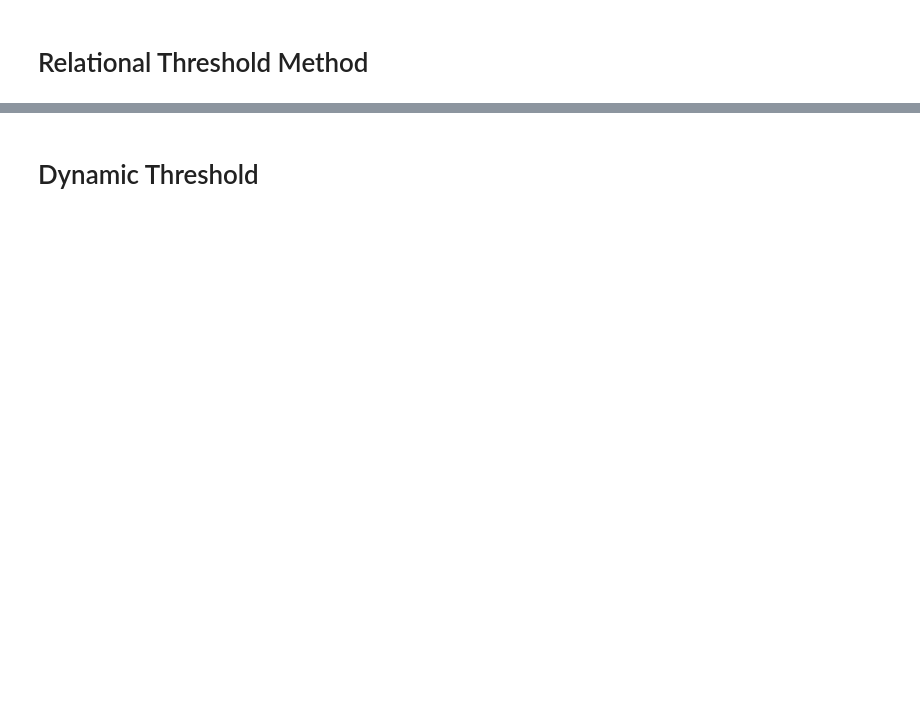
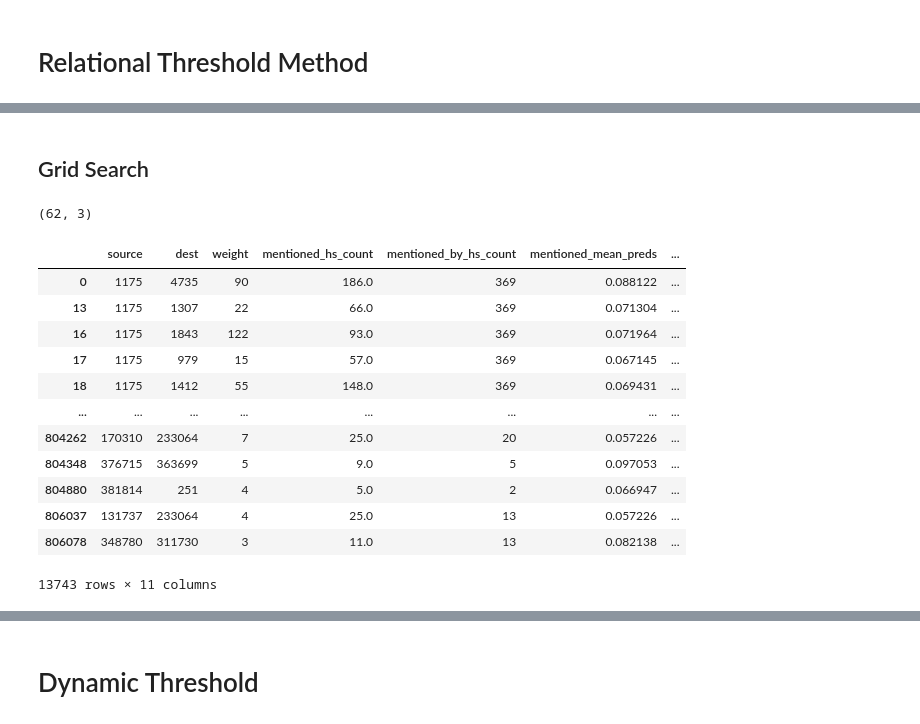
Before and after one commit to NasLabBgu/hate_speech_detection, a Jupyter notebook: detection/experiments/user_level__threshold_models.ipynb, the cells around one changed output, grey strips where cells are left out. Saved outputs shown, nothing was run; the diff lists cells and outputs as text; code cells hidden in the pictures; blank space fills up the shorter version.

```diff
--- a/detection/experiments/user_level__threshold_models.ipynb
+++ b/detection/experiments/user_level__threshold_models.ipynb
@@ -204,4 +89,0 @@ user2pred.groupby('user_id').predictions.agg(get_hs_count, *args).rename('hs_cou
-# %%
-user_hs_count = user2pred.query('`user_id` in @y.index').groupby('user_id').predictions.agg(get_hs_count, *args).rename('hs_count')
-mentions_hs_count = user2pred.query('`user_id` in @filtered_mentions_df.source').groupby('user_id').predictions.agg(get_hs_count, *args).rename('hs_count').reset_index()
-mentioned_by_hs_count =  user2pred.query('`user_id` in @filtered_mentions_df.dest').groupby('user_id').predictions.agg(get_hs_count, *args).rename('hs_count').reset_index()
@@ -317,0 +90,10 @@ relational_threshold_method(X, y, post_threshold=0.5, min_mention_threshold=3)
+# %% [markdown]
+## Grid Search
+# %%
+a = np.linspace(0, 1, 11)
+params = np.array(np.meshgrid(a, a, a)).T.reshape(-1,3)
+# params = np.column_stack((a,a,a))
+param_grid = params[params.sum(axis=1)==1]
+param_grid.shape
+# %% [output]
+(62, 3)
@@ -317,0 +111,26 @@ relational_threshold_method(X, y, post_threshold=0.5, min_mention_threshold=3)
+# %%
+filtered_mentions_df = mentions_df.query('`weight`>=@min_mentions_threshold') #.drop(columns=['weight'])
+filtered_retweets_df = retweets_df.query('`weight`>=@min_retweets_threshold')
+# %%
+tmp = filtered_mentions_df.query('`source` in @y.index or `dest` in @y.index')
+tmp['mentioned_hs_count'] = tmp['dest'].map(user_hs_count)
+tmp['mentioned_by_hs_count'] = tmp['source'].map(user_hs_count)
+tmp['mentioned_mean_preds'] = tmp['dest'].map(user_mean_preds)
+tmp['mentioned_by_mean_preds'] = tmp['source'].map(user_mean_preds)
+tmp[['weighted_mentioned_hs_count', 'weighted_mentioned_by_hs_count', 'weighted_mentioned_mean_preds', 'weighted_mentioned_by_mean_preds']] = tmp[['mentioned_hs_count', 'mentioned_by_hs_count', 'mentioned_mean_preds', 'mentioned_by_mean_preds']].multiply(tmp["weight"], axis="index")
+tmp.fillna(0, inplace=True)
+tmp
+# %% [output]
+|  | source | dest | weight | mentioned_hs_count | mentioned_by_hs_count | mentioned_mean_preds | ... |
+| 0 | 1175 | 4735 | 90 | 186.0 | 369 | 0.088122 | ... |
+| 13 | 1175 | 1307 | 22 | 66.0 | 369 | 0.071304 | ... |
+| 16 | 1175 | 1843 | 122 | 93.0 | 369 | 0.071964 | ... |
+| 17 | 1175 | 979 | 15 | 57.0 | 369 | 0.067145 | ... |
+| 18 | 1175 | 1412 | 55 | 148.0 | 369 | 0.069431 | ... |
+| ... | ... | ... | ... | ... | ... | ... | ... |
+| 804262 | 170310 | 233064 | 7 | 25.0 | 20 | 0.057226 | ... |
+| 804348 | 376715 | 363699 | 5 | 9.0 | 5 | 0.097053 | ... |
+| 804880 | 381814 | 251 | 4 | 5.0 | 2 | 0.066947 | ... |
+| 806037 | 131737 | 233064 | 4 | 25.0 | 13 | 0.057226 | ... |
+| 806078 | 348780 | 311730 | 3 | 11.0 | 13 | 0.082138 | ... |
+13743 rows × 11 columns
```
Also changed, not shown: parts of 65 cells of this notebook, 10 other files.
